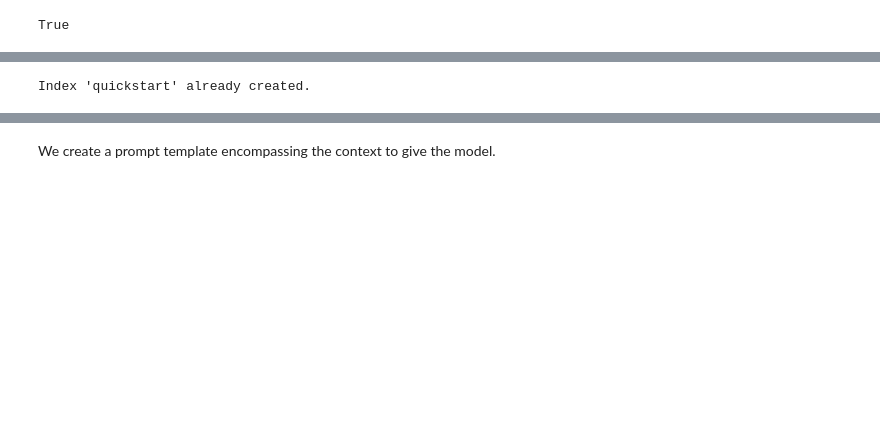
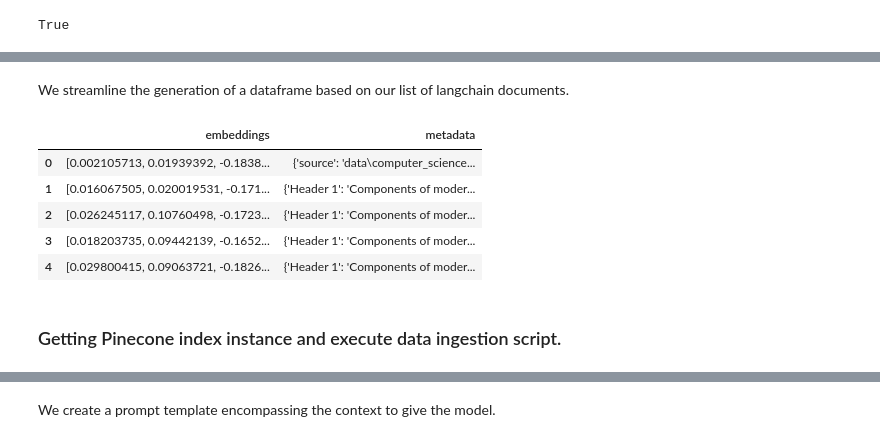
Before and after one commit to Mohamedeijy/testing_local_rag, a Jupyter notebook: local_rag_v2.ipynb, the cells around one changed output, grey strips where cells are left out. Drawn from its saved outputs; the diff is of its cells as text; code cells hidden in the pictures; blank space fills up the shorter version.

Commit message:
notebook v2 - implementing Pinecone + markdown notes

```diff
--- a/local_rag_v2.ipynb
+++ b/local_rag_v2.ipynb
@@ -2,0 +5,8 @@ Repurposing previous local RAG playground, integrating Pinecone.
+# %%
+def flatten(container):
+    for i in container:
+        if isinstance(i, (list,tuple)):
+            for j in flatten(i):
+                yield j
+        else:
+            yield i
@@ -11,0 +120,6 @@ True
+# %%
+from langchain_nomic.embeddings import NomicEmbeddings
+
+dimensionality : int = 768
+embed_model = NomicEmbeddings(model="nomic-embed-text-v1.5", dimensionality=dimensionality) # not quite clear yet what specific dimensionality I have to work with
+embed_model.embed_query("My query to look up")
@@ -11,0 +144,29 @@ True
+# %%
+# generate embedding from a text
+def get_embeddings(text: str) -> list[float]:
+    """ take a string and return embeddings in the form of a vector of floats"""
+    return embed_model.embed_query(text)
+# %% [markdown]
+We streamline the generation of a dataframe based on our list of langchain documents.
+# %%
+import pandas as pd
+def document_list_to_dataframe(docs: list[Document]) -> pd.DataFrame :
+    """ extract data from list of documents and store in dataframe ('id', 'embeddings', 'metadata'(text inside here)) """
+    columns = ['embeddings', 'metadata']
+    df = pd.DataFrame(columns=columns)
+
+    for doc in docs:
+        # get document data
+        text : str = doc.page_content
+        doc_metadata : dict = doc.dict()['metadata']
+        # generate embeddings
+        embeds : list[float] = get_embeddings(text)
+        # insert text in metadata dict
+        doc_metadata.update({'text': text})
+        df = pd.concat([df, pd.DataFrame([[embeds,doc_metadata]], columns=columns)], ignore_index=True)
+
+    df.reset_index()
+    # df['id'] = range(1, len(df) + 1)
+    # df['id'] = str(df['id'])
+    # df.set_index('id', inplace=True)
+    return df
@@ -11,0 +187,10 @@ True
+# %%
+df = document_list_to_dataframe(markdowns_split_chunks[:int(len(markdowns_split_chunks)*0.7)])
+df.head()
+# %% [output]
+|  | embeddings | metadata |
+| 0 | [0.002105713, 0.01939392, -0.1838... | {'source': 'data\computer_science... |
+| 1 | [0.016067505, 0.020019531, -0.171... | {'Header 1': 'Components of moder... |
+| 2 | [0.026245117, 0.10760498, -0.1723... | {'Header 1': 'Components of moder... |
+| 3 | [0.018203735, 0.09442139, -0.1652... | {'Header 1': 'Components of moder... |
+| 4 | [0.029800415, 0.09063721, -0.1826... | {'Header 1': 'Components of moder... |
@@ -12,3 +199,5 @@ True
+# %% [markdown]
+### Getting Pinecone index instance and execute data ingestion script.
 # %%
 from pinecone import Pinecone, ServerlessSpec
 
@@ -17,21 +206,14 @@ pc = Pinecone(api_key=PINECONE_API_KEY)
 # %%
 from pinecone import PineconeApiException
 
-index_name = "quickstart"
+index_name : str = "markdown-notes"
 
-try:
-    pc.create_index(
-        name=index_name,
-        dimension=8, # Replace with your model dimensions
-        metric="euclidean", # Replace with your model metric
-        spec=ServerlessSpec(
-            cloud="aws",
-            region="us-east-1"
-        )
+pc.create_index(
+    name=index_name,
+    dimension=dimensionality, # Replace with your model dimensions
+    metric="cosine", # Replace with your model metric
+    spec=ServerlessSpec(
+        cloud="aws",
+        region="us-east-1"
     )
-except PineconeApiException :
-    print(f"Index '{index_name}' already created.")
-
-index = pc.Index(index_name)
+)
-# %% [output]
-Index 'quickstart' already created.
```
Also changed, not shown: parts of 53 cells of this notebook, 22 other files.
